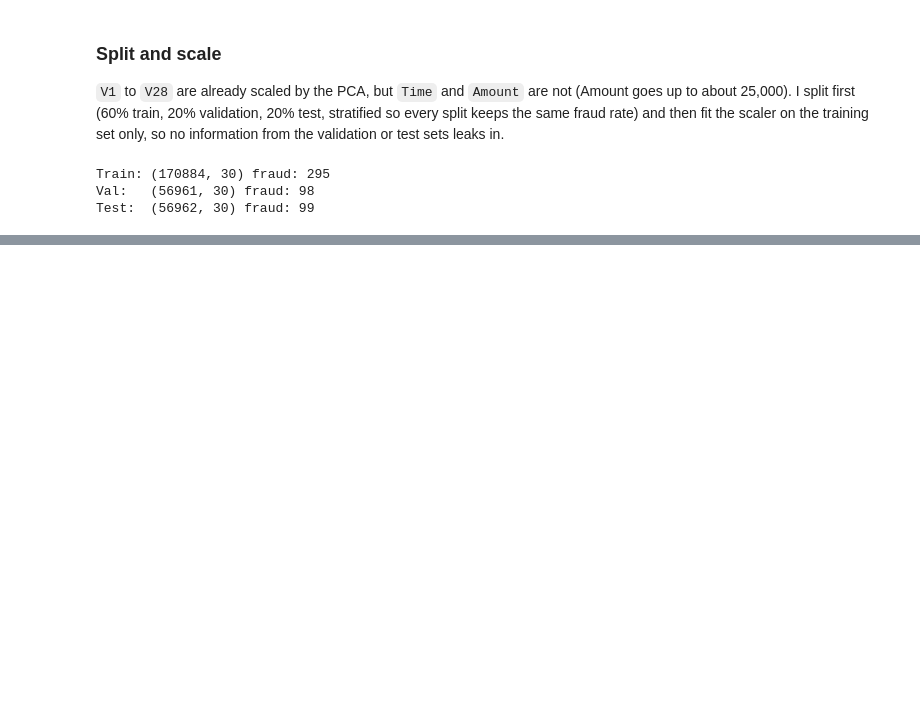
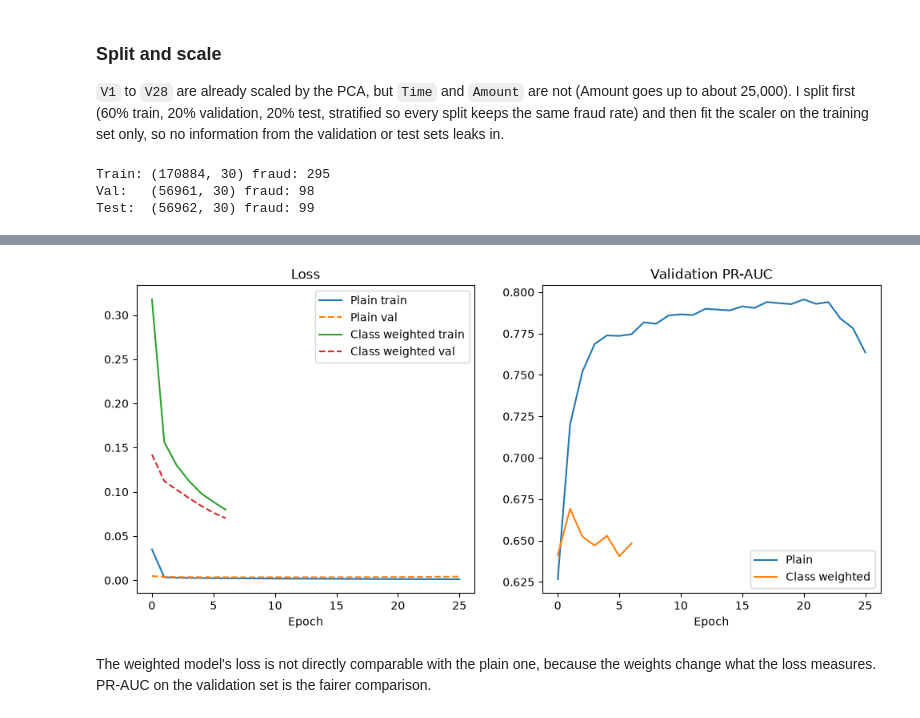
Before and after one commit to lewis-shearer/Credit_Card_Fraud_Detection, a Jupyter notebook: fraud_detection.ipynb, the cells around one changed output, grey strips where cells are left out. Drawn from its saved outputs; the diff is of its cells as text; code cells hidden in the pictures; blank space fills up the shorter version.

Commit message:
Train logistic regression and dense networks with and without class weights

```diff
--- a/fraud_detection.ipynb
+++ b/fraud_detection.ipynb
@@ -146,0 +179,10 @@ y_test = y_test.values
+# %%
+# 2. plain network, no class weights
+tf.keras.utils.set_random_seed(SEED)
+plain_model = build_model(X_train.shape[1])
+plain_model.summary()
+
+plain_history = plain_model.fit(X_train, y_train,
+                                validation_data=(X_val, y_val),
+                                epochs=EPOCHS, batch_size=BATCH_SIZE,
+                                callbacks=[early_stop()], verbose=2)
@@ -146,0 +220,7 @@ y_test = y_test.values
+# %%
+# class weights: each class gets the same total weight
+n_normal = (y_train == 0).sum()
+n_fraud = (y_train == 1).sum()
+class_weight = {0: len(y_train) / (2 * n_normal),
+                1: len(y_train) / (2 * n_fraud)}
+print(class_weight)
@@ -146,0 +229,9 @@ y_test = y_test.values
+# %%
+# 3. same network with class weights
+tf.keras.utils.set_random_seed(SEED)
+weighted_model = build_model(X_train.shape[1])
+
+weighted_history = weighted_model.fit(X_train, y_train,
+                                      validation_data=(X_val, y_val),
+                                      epochs=EPOCHS, batch_size=BATCH_SIZE,
+                                      class_weight=class_weight, callbacks=[early_stop()], verbose=2)
@@ -146,0 +253,20 @@ y_test = y_test.values
+# %%
+# training curves
+fig, axes = plt.subplots(1, 2, figsize=(12, 5))
+
+for name, hist in [('Plain', plain_history), ('Class weighted', weighted_history)]:
+    axes[0].plot(hist.history['loss'], label=name + ' train')
+    axes[0].plot(hist.history['val_loss'], '--', label=name + ' val')
+    axes[1].plot(hist.history['val_pr_auc'], label=name)
+
+axes[0].set_title('Loss')
+axes[0].set_xlabel('Epoch')
+axes[0].legend()
+axes[1].set_title('Validation PR-AUC')
+axes[1].set_xlabel('Epoch')
+axes[1].legend()
+plt.show()
+# %% [output]
+[figure, added]
+# %% [markdown]
+The weighted model's loss is not directly comparable with the plain one, because the weights change what the loss measures. PR-AUC on the validation set is the fairer comparison.
```
Also changed, not shown: parts of 6 cells of this notebook.
